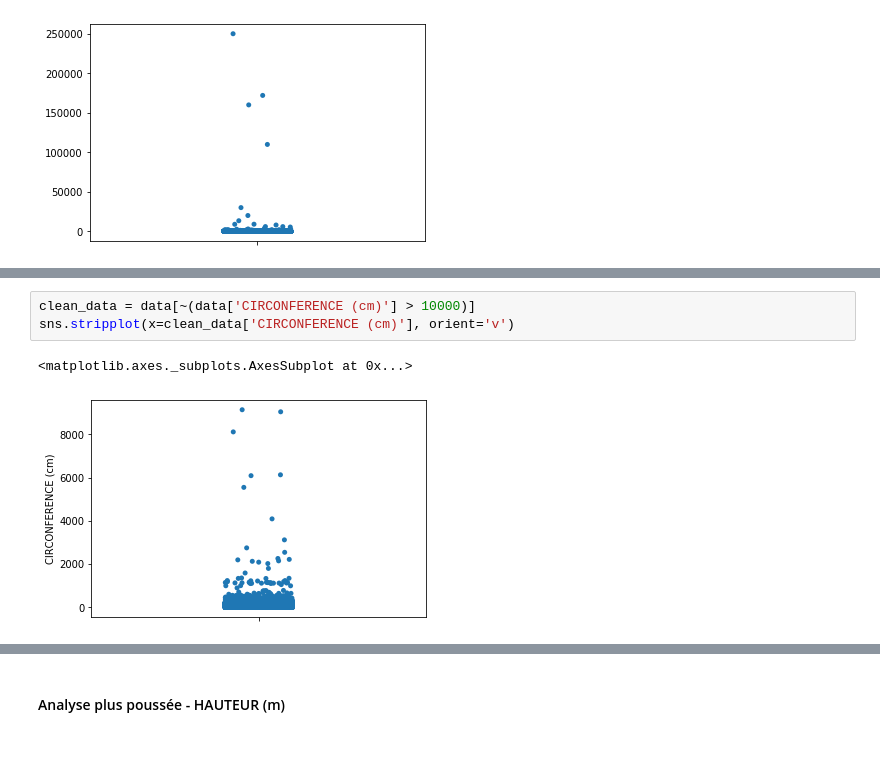
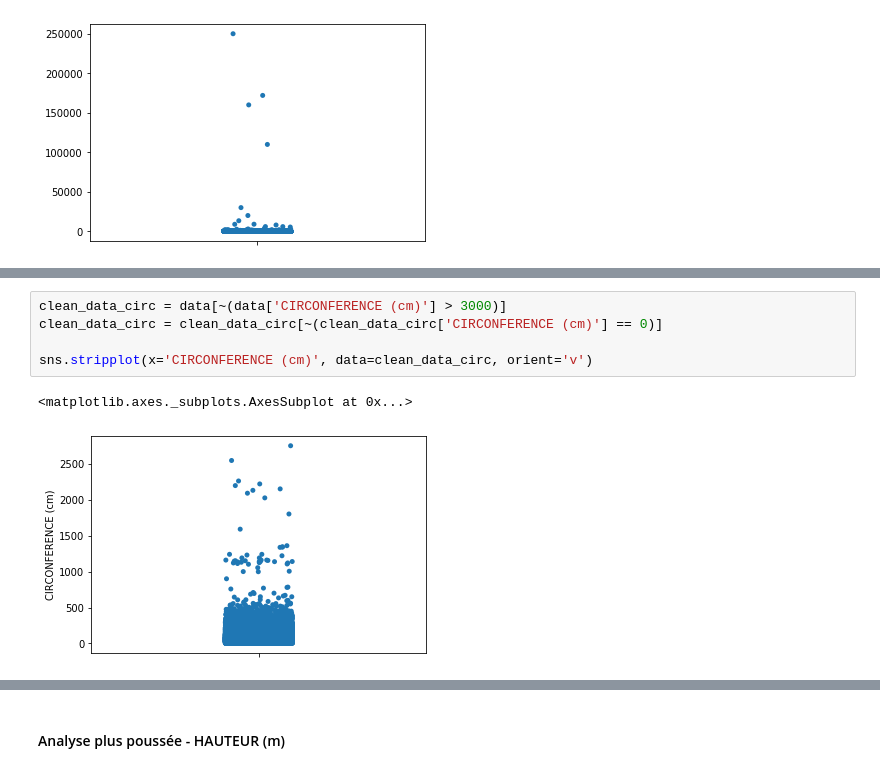
Before and after one commit to Rezzas/ocr_projet2, a Jupyter notebook: P2_ramos_sebastian/P2_ramos_sebastian.ipynb, the cells around one changed output, grey strips where cells are left out. Cells and saved outputs as stored; diff of their text form.

```diff
--- a/P2_ramos_sebastian/P2_ramos_sebastian.ipynb
+++ b/P2_ramos_sebastian/P2_ramos_sebastian.ipynb
@@ -551,6 +563,8 @@ sns.stripplot(x=data[['CIRCONFERENCE (cm)']], orient='v')
 # %%
-clean_data = data[~(data['CIRCONFERENCE (cm)'] > 10000)]
-sns.stripplot(x=clean_data['CIRCONFERENCE (cm)'], orient='v')
+clean_data_circ = data[~(data['CIRCONFERENCE (cm)'] > 3000)]
+clean_data_circ = clean_data_circ[~(clean_data_circ['CIRCONFERENCE (cm)'] == 0)]
+
+sns.stripplot(x='CIRCONFERENCE (cm)', data=clean_data_circ, orient='v')
 # %% [output]
 <matplotlib.axes._subplots.AxesSubplot at 0x...>
-[figure, old version]
+[figure, new version]
```
Also changed, not shown: parts of 10 cells of this notebook.
